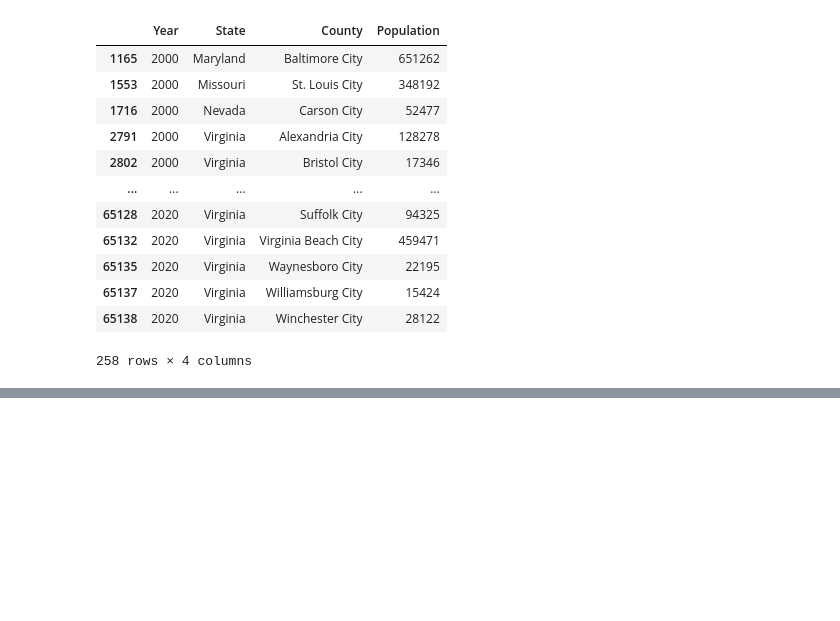
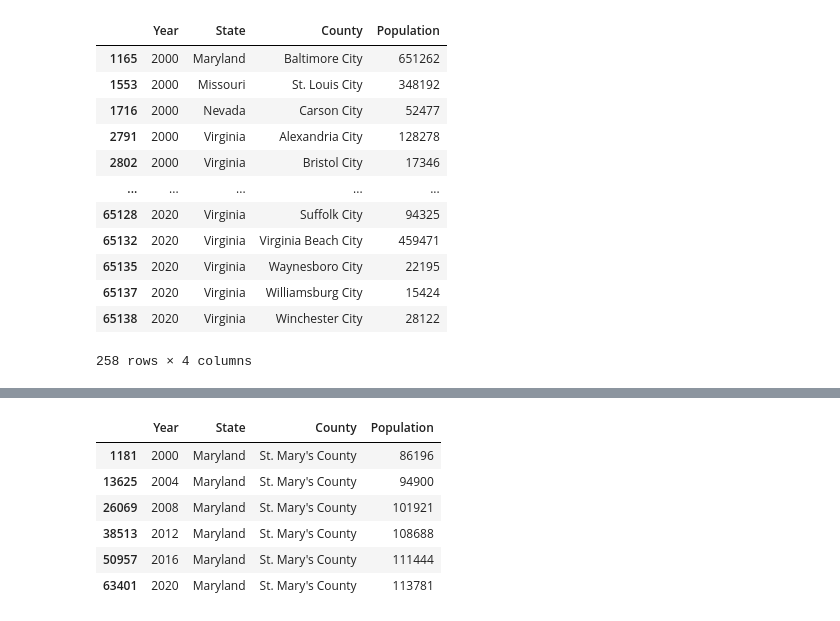
Before and after one commit to matthewcavanaugh96/us-presidential-elections-by-county, a Jupyter notebook: sources/Population.ipynb, the cells around one changed output, grey strips where cells are left out. Drawn from its saved outputs; the diff is of its cells as text; code cells hidden in the pictures; blank space fills up the shorter version.

```diff
--- a/sources/Population.ipynb
+++ b/sources/Population.ipynb
@@ -646,0 +669,12 @@ population_pivoted[population_pivoted['County'].str.contains('City')]
+# %%
+stmarys_pop = population_pivoted[population_pivoted['State'].str.contains('Maryland')]
+stmarys_pop = stmarys_pop[stmarys_pop['County'].str.contains('Mary')]
+stmarys_pop
+# %% [output]
+|  | Year | State | County | Population |
+| 1181 | 2000 | Maryland | St. Mary's County | 86196 |
+| 13625 | 2004 | Maryland | St. Mary's County | 94900 |
+| 26069 | 2008 | Maryland | St. Mary's County | 101921 |
+| 38513 | 2012 | Maryland | St. Mary's County | 108688 |
+| 50957 | 2016 | Maryland | St. Mary's County | 111444 |
+| 63401 | 2020 | Maryland | St. Mary's County | 113781 |
```
Also changed, not shown: parts of 7 cells of this notebook, 5 other files.
